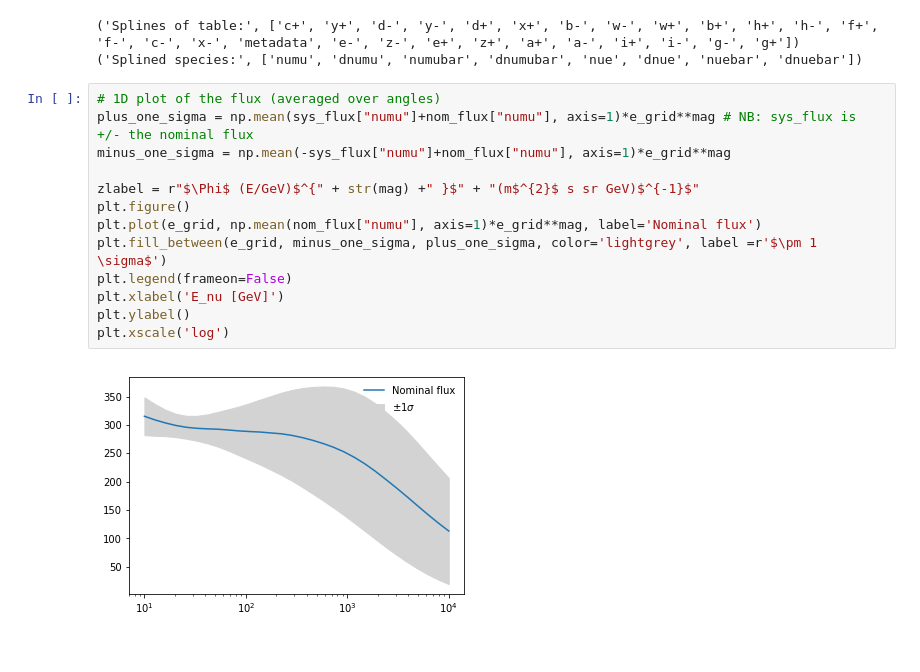
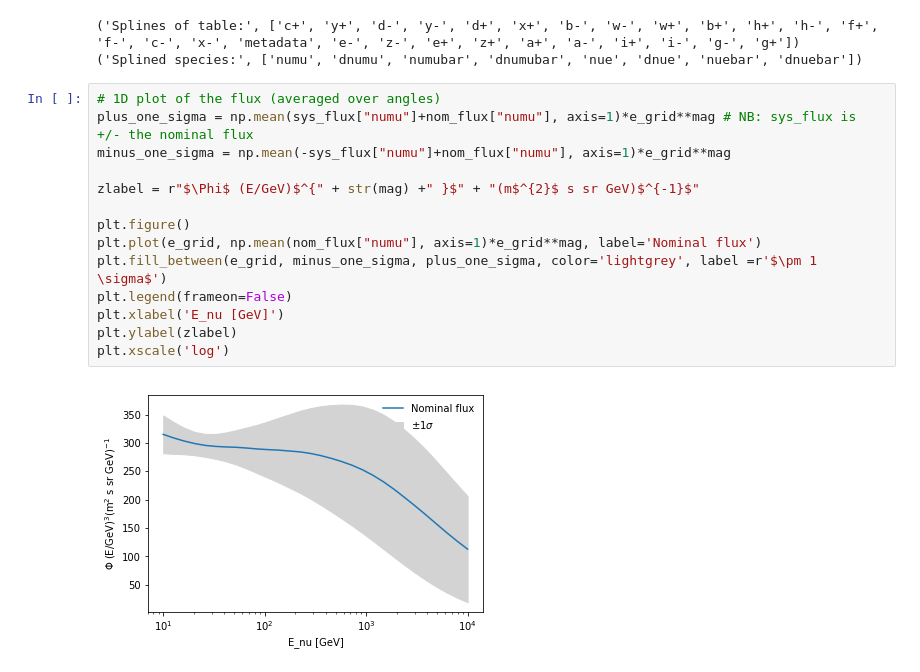
Before and after one commit to torkjellsdatter/atm_nuflux_stage, a Jupyter notebook: atm_nuflux_MCEq.ipynb, the cells around one changed output. Drawn from its saved outputs; the diff is of its cells as text.

```diff
--- a/atm_nuflux_MCEq.ipynb
+++ b/atm_nuflux_MCEq.ipynb
@@ -127,18 +138,19 @@ nom_flux, sys_flux = flux(E, coszen, unc=uncertainties)
 # %%
 # 1D plot of the flux (averaged over angles)
 plus_one_sigma = np.mean(sys_flux["numu"]+nom_flux["numu"], axis=1)*e_grid**mag # NB: sys_flux is +/- the nominal flux
 minus_one_sigma = np.mean(-sys_flux["numu"]+nom_flux["numu"], axis=1)*e_grid**mag
 
 zlabel = r"$\Phi$ (E/GeV)$^{" + str(mag) +" }$" + "(m$^{2}$ s sr GeV)$^{-1}$"
+
 plt.figure()
 plt.plot(e_grid, np.mean(nom_flux["numu"], axis=1)*e_grid**mag, label='Nominal flux')
 plt.fill_between(e_grid, minus_one_sigma, plus_one_sigma, color='lightgrey', label =r'$\pm 1 \sigma$')
 plt.legend(frameon=False)
 plt.xlabel('E_nu [GeV]')
-plt.ylabel()
+plt.ylabel(zlabel)
 plt.xscale('log')
 # %% [output]
-[figure, old version]
+[figure, new version]
 # %%
 # 2D plot: left - nominal, middle - systematic flux: nominal + uncertainties of dictionary, right - ratio
 for species in nom_flux.keys():
```
Also changed, not shown: parts of 2 cells of this notebook.
